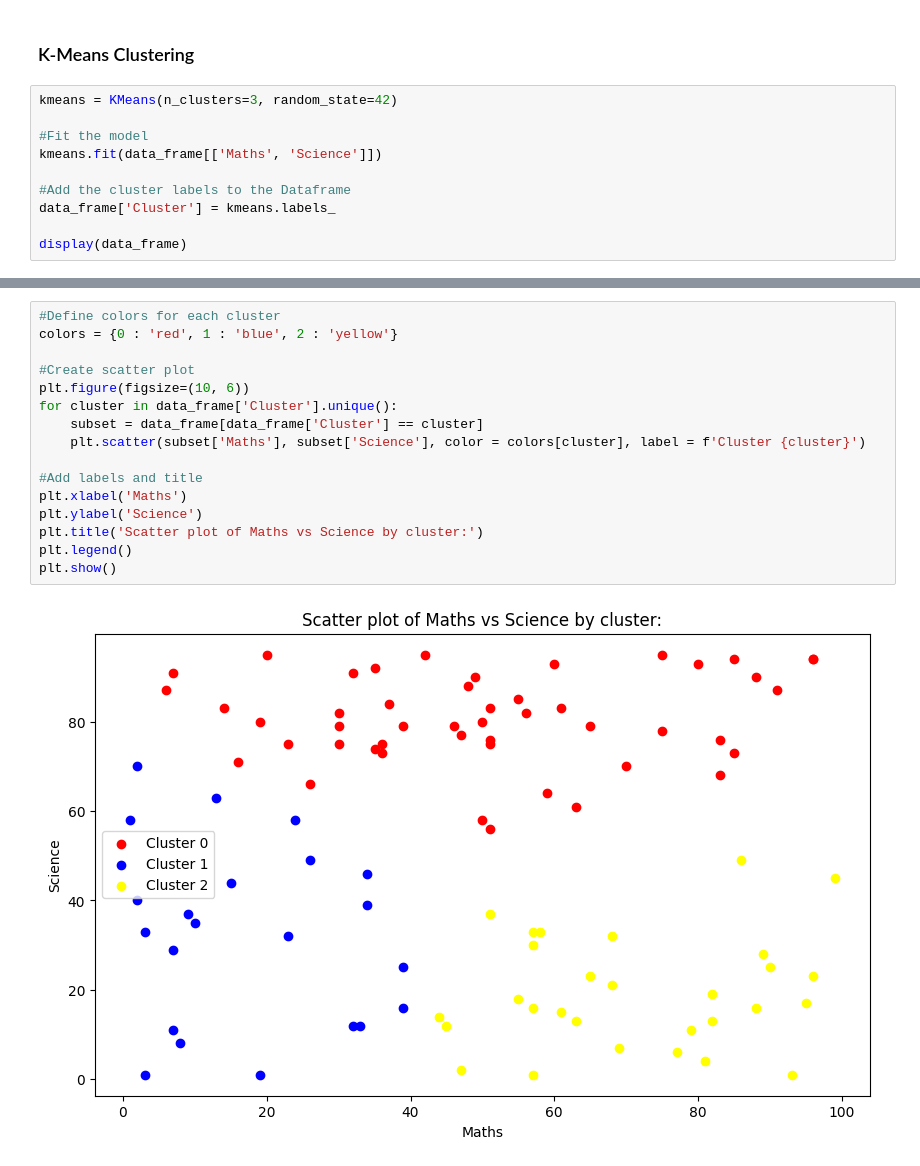
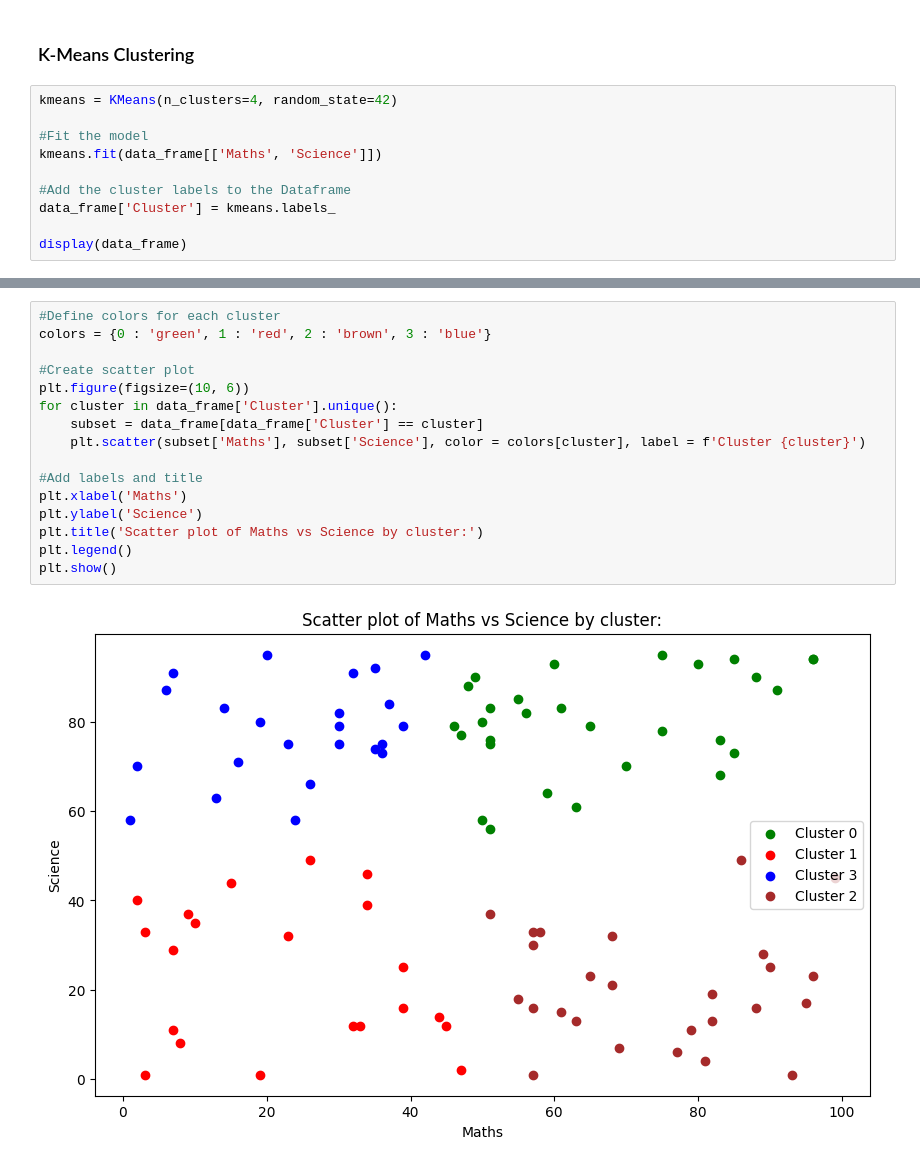
Before and after one commit to KiranKhayamali/AI-ML-Bootcamp, a Jupyter notebook: Week 4 (Practical Machine Learning Applications)/Day 16 (Unsupervised Learning)/basics.ipynb, the cells around one changed output, grey strips where cells are left out. Saved outputs shown, nothing was run; the diff lists cells and outputs as text.

Commit message:
Clustering details

```diff
--- a/Week 4 (Practical Machine Learning Applications)/Day 16 (Unsupervised Learning)/basics.ipynb
+++ b/Week 4 (Practical Machine Learning Applications)/Day 16 (Unsupervised Learning)/basics.ipynb
@@ -48,7 +48,7 @@ Text(0, 0.5, 'Science')
 # %% [markdown]
 <h3>K-Means Clustering</h3>
 # %%
-kmeans = KMeans(n_clusters=3, random_state=42)
+kmeans = KMeans(n_clusters=4, random_state=42)
 
 #Fit the model
 kmeans.fit(data_frame[['Maths', 'Science']])
@@ -79,18 +74,18 @@ Returning the number of logical cores instead. You can silence this warning by s
 # %%
 #Define colors for each cluster
-colors = {0 : 'red', 1 : 'blue', 2 : 'yellow'}
+colors = {0 : 'green', 1 : 'red', 2 : 'brown', 3 : 'blue'}
 
 #Create scatter plot
 plt.figure(figsize=(10, 6))
 for cluster in data_frame['Cluster'].unique():
     subset = data_frame[data_frame['Cluster'] == cluster]
     plt.scatter(subset['Maths'], subset['Science'], color = colors[cluster], label = f'Cluster {cluster}')
 
 #Add labels and title
 plt.xlabel('Maths')
 plt.ylabel('Science')
 plt.title('Scatter plot of Maths vs Science by cluster:')
 plt.legend()
 plt.show()
 # %% [output]
-[figure, old version]
+[figure, new version]
```
Also changed, not shown: parts of 1 cell of this notebook.
